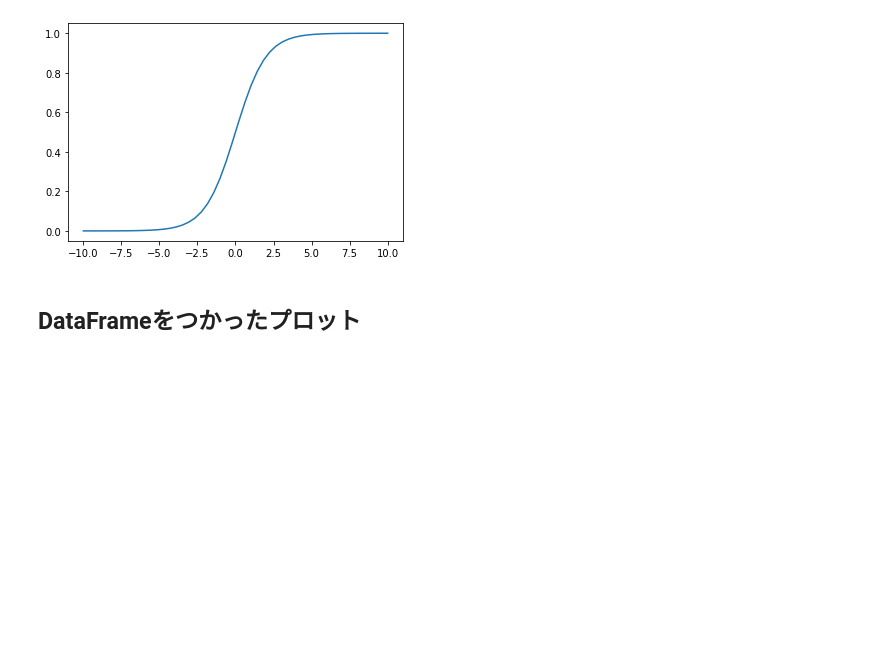
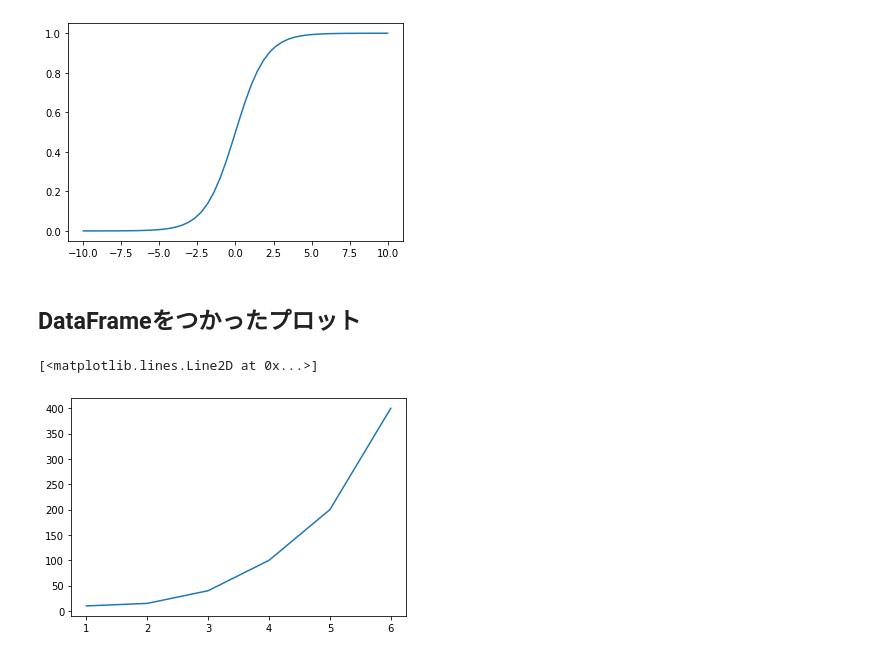
Before and after one commit to sisomakiko/datapy_tutorial, a Jupyter notebook: 47_matplotlib.ipynb, the cells around one changed output. Drawn from its saved outputs; the diff is of its cells as text; code cells hidden in the pictures; blank space fills up the shorter version.

```diff
--- a/47_matplotlib.ipynb
+++ b/47_matplotlib.ipynb
@@ -40,4 +40,7 @@ plt.plot(x, z)
 df = pd.DataFrame({'a':[1, 2, 3, 4, 5, 6],
                    'b':[10, 15, 40, 100, 200, 400]})
 # %%
-plt.plot('a', '')
+plt.plot(df['a'], df['b'])
+# %% [output]
+[<matplotlib.lines.Line2D at 0x...>]
+[figure, added]
```
Also changed, not shown: 1 other file.
